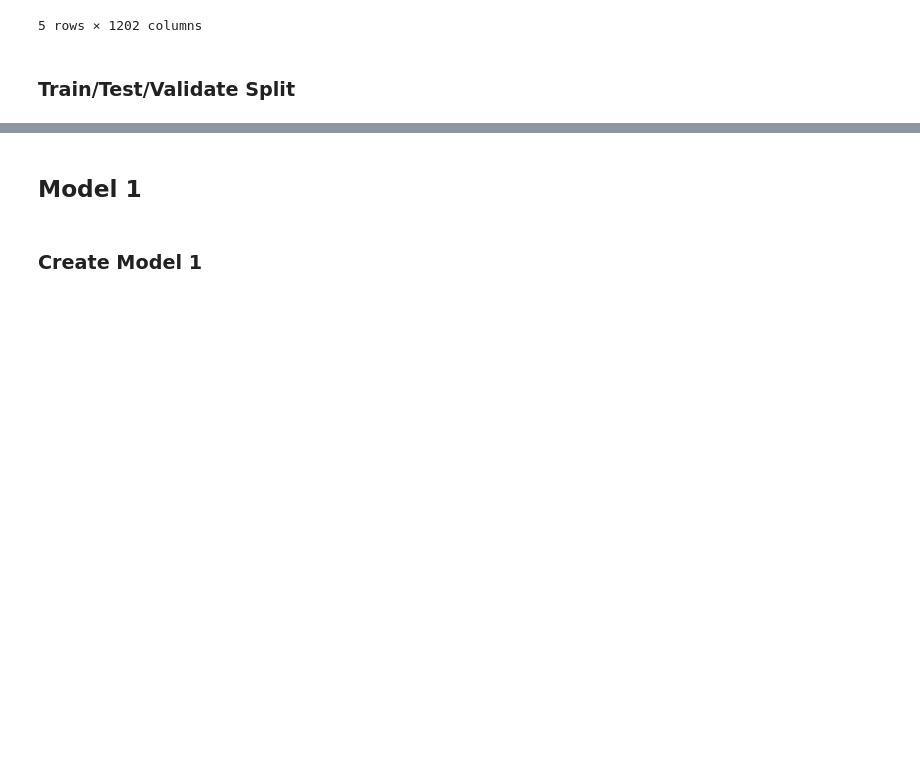
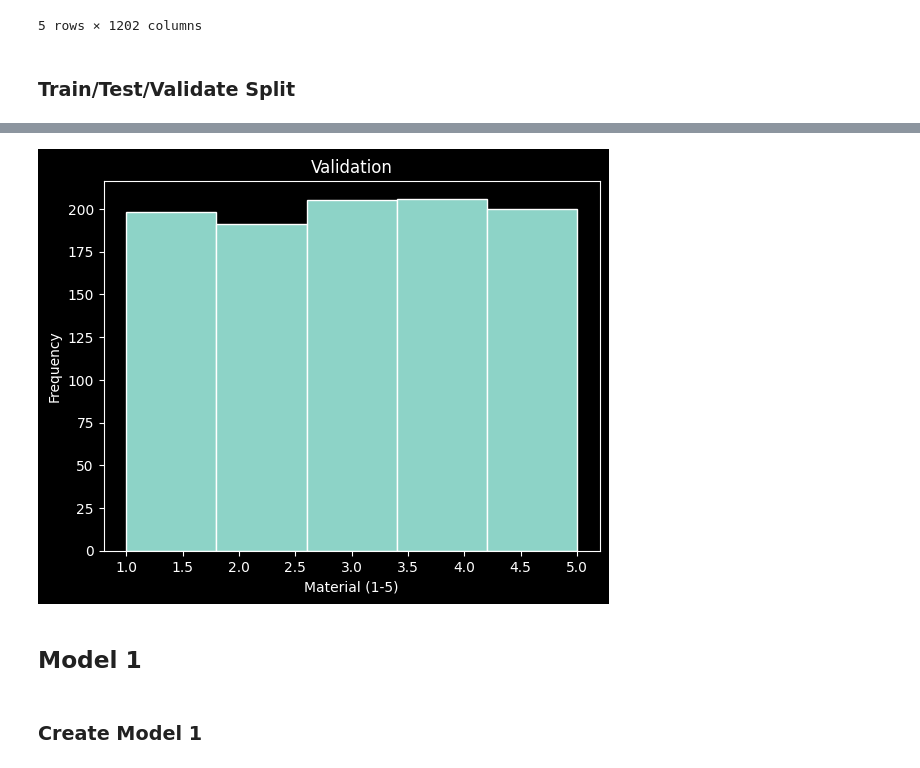
Before and after one commit to cgrundman/nuclear-magnetic-resonance, a Jupyter notebook: pattern_recognizer.ipynb, the cells around one changed output, grey strips where cells are left out. Saved outputs shown, nothing was run; the diff lists cells and outputs as text; code cells hidden in the pictures; blank space fills up the shorter version.

```diff
--- a/pattern_recognizer.ipynb
+++ b/pattern_recognizer.ipynb
@@ -102,3 +160,15 @@ df.head()
+# %%
+# Display test historgram
+hist = validate.hist(bins=5,
+               grid=False,
+               edgecolor='white')
+
+for ax in hist.flatten():
+    ax.set_xlabel("Material (1-5)")
+    ax.set_ylabel("Frequency")
+    ax.set_title("Validation")
+# %% [output]
+[figure, added]
 # %% [markdown]
 ## Model 1
 # %% [markdown]
```
Also changed, not shown: parts of 5 cells of this notebook.
